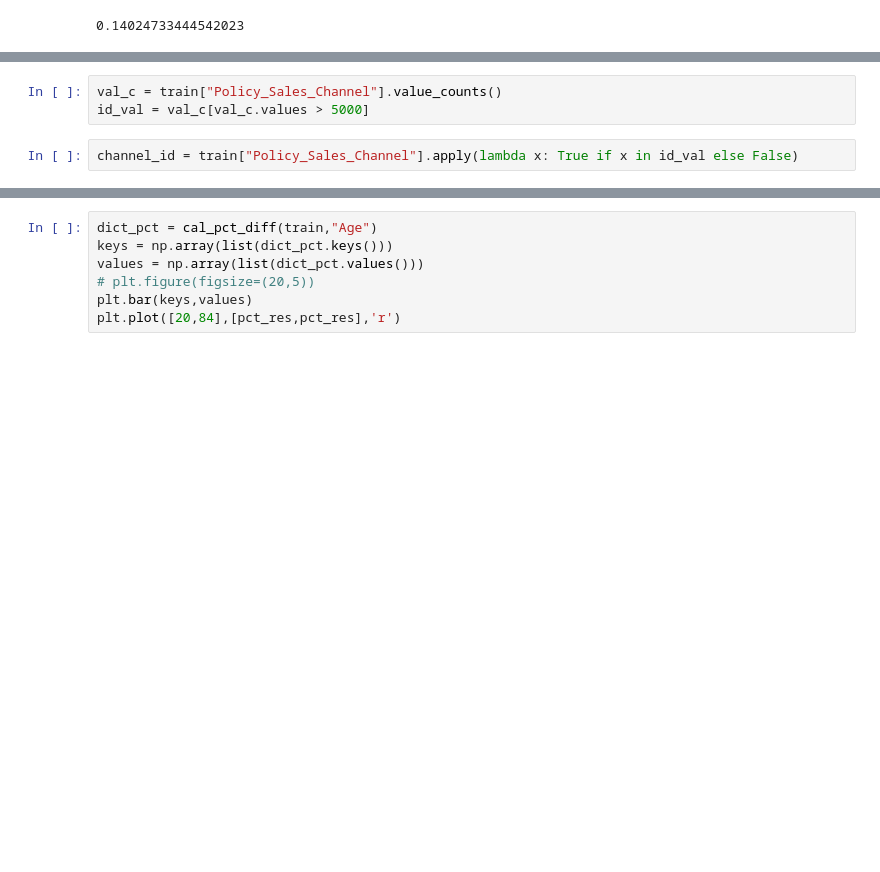
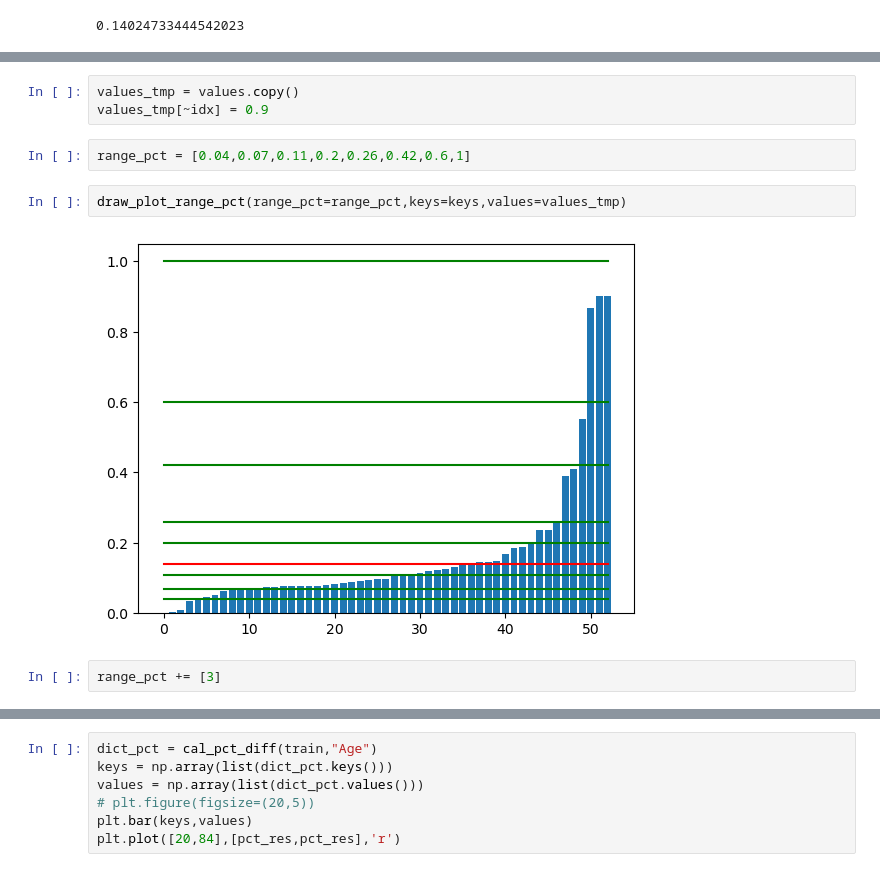
Before and after one commit to BFCmath/InsuranceCrossSelling_Kaggle, a Jupyter notebook: main.ipynb, the cells around one changed output, grey strips where cells are left out. Drawn from its saved outputs; the diff is of its cells as text; blank space fills up the shorter version.

```diff
--- a/main.ipynb
+++ b/main.ipynb
@@ -189,5 +255,11 @@ plt.plot([0,52],[pct_res,pct_res],'r')
-# %%
-val_c = train["Policy_Sales_Channel"].value_counts()
-id_val = val_c[val_c.values > 5000]
-# %%
-channel_id = train["Policy_Sales_Channel"].apply(lambda x: True if x in id_val else False)
+# %%
+values_tmp = values.copy()
+values_tmp[~idx] = 0.9
+# %%
+range_pct = [0.04,0.07,0.11,0.2,0.26,0.42,0.6,1]
+# %%
+draw_plot_range_pct(range_pct=range_pct,keys=keys,values=values_tmp)
+# %% [output]
+[figure, added]
+# %%
+range_pct += [3]
```
Also changed, not shown: parts of 23 cells of this notebook.
